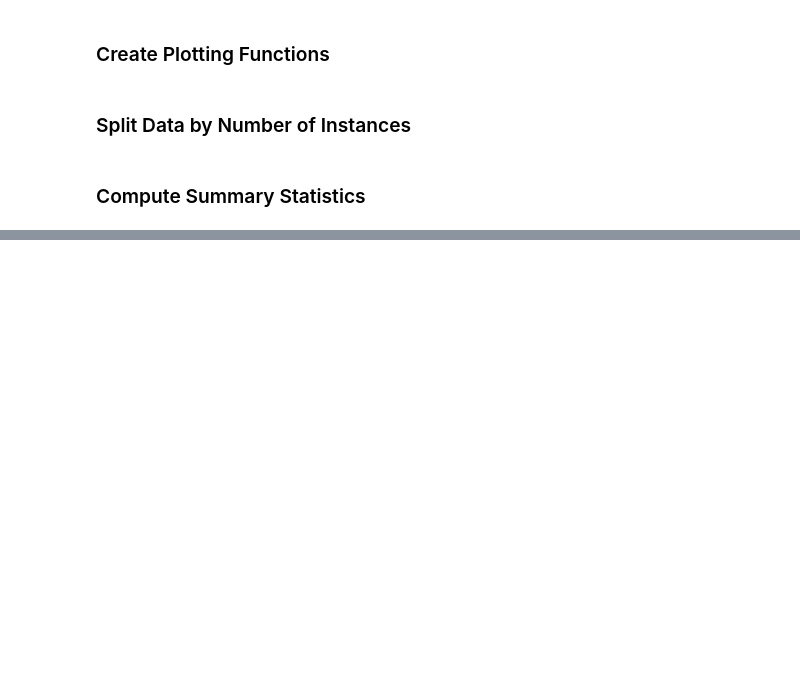
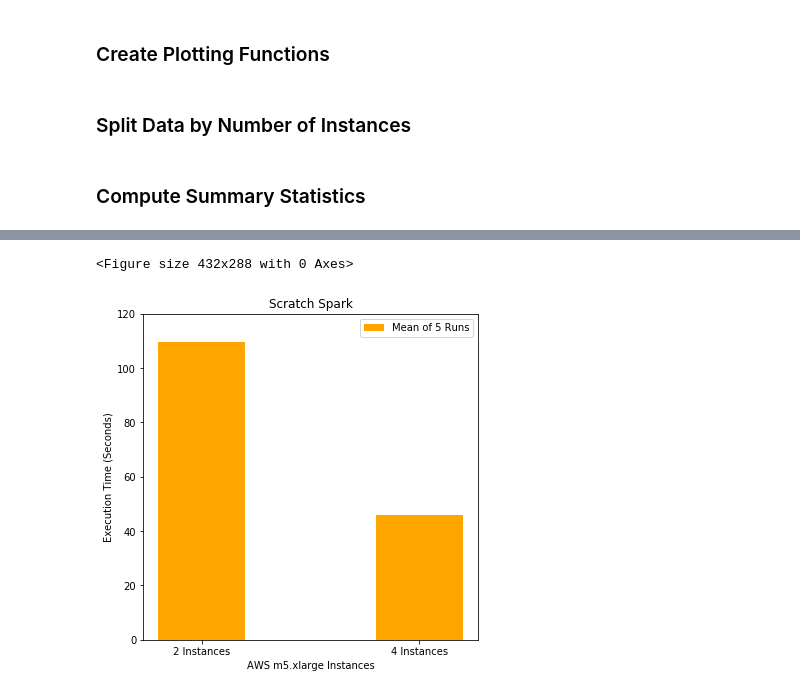
Before and after one commit to jstremme/DATA512-Research, a Jupyter notebook: final_project/notebooks/09_execution_time_analysis.ipynb, the cells around one changed output, grey strips where cells are left out. Cells and saved outputs as stored; diff of their text form; code cells hidden in the pictures; blank space fills up the shorter version.

```diff
--- a/final_project/notebooks/09_execution_time_analysis.ipynb
+++ b/final_project/notebooks/09_execution_time_analysis.ipynb
@@ -92,0 +105,6 @@ plot_execution_time(summary_df, algos,
+# %%
+means = [109.6, 45.8]
+plot_mean_times(instances, means, algos, title='Scratch Spark', color='orange')
+# %% [output]
+<Figure size 432x288 with 0 Axes>
+[figure, added]
```
Also changed, not shown: parts of 10 cells of this notebook, 11 other files.
